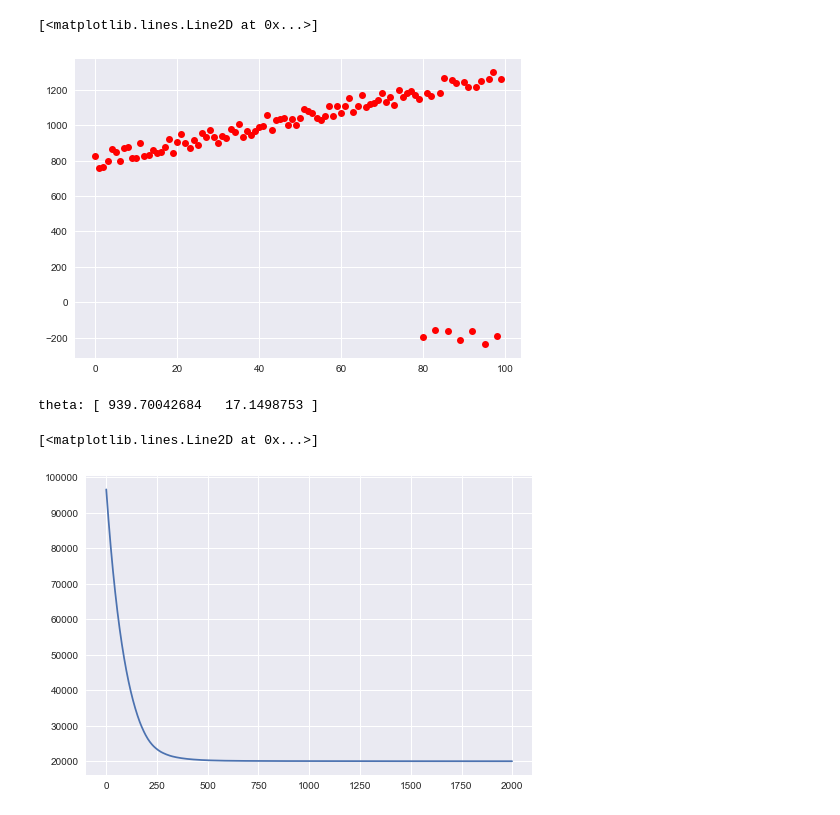
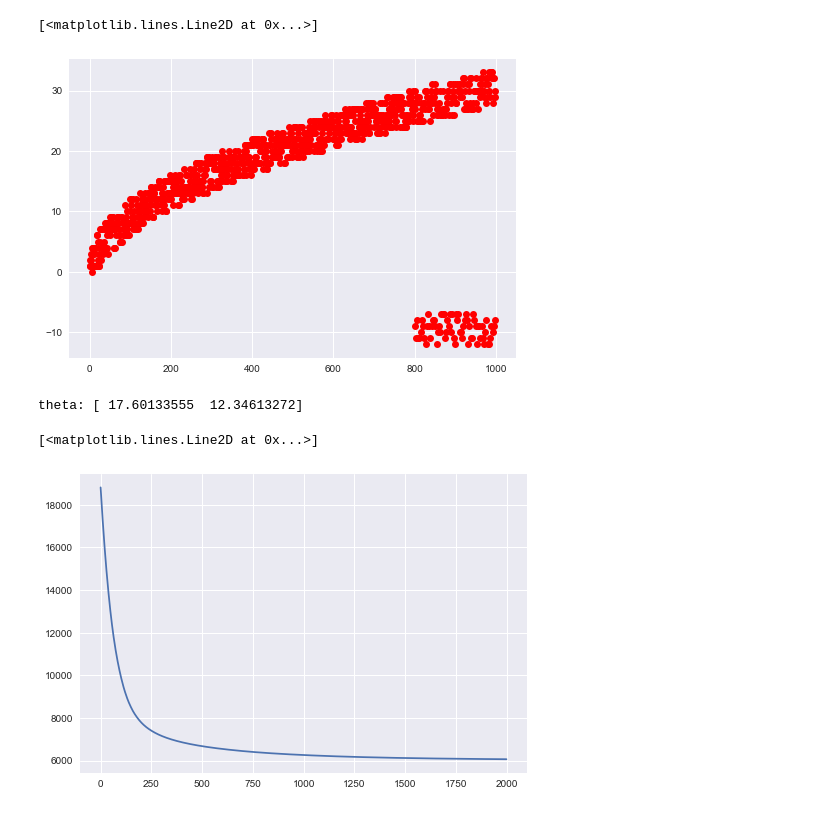
Before and after one commit to 5l1v3r1/Machine-Learning-7, a Jupyter notebook: sample regression/Robust Regression - RANSAC.ipynb, the cells around one changed output. Drawn from its saved outputs; the diff is of its cells as text; code cells hidden in the pictures.

```diff
--- a/sample regression/Robust Regression - RANSAC.ipynb
+++ b/sample regression/Robust Regression - RANSAC.ipynb
@@ -11,24 +11,24 @@ import matplotlib as mpl
 import matplotlib.pyplot as plt
 from scipy.optimize import least_squares
 # %%
-noiseSize = 50
-size = 100
+noiseSize = 3
+size = 1000
 
 sample = np.arange(size*2).reshape( (2, size) )
-sample[1] = 5 * sample[0] + 800
+sample[1] = np.sqrt( sample[0] )
 # sample[1][0] = 0
 
 # add outliers!
 for i in range(size - int(size/5), size, 3):
-    sample[1][i] = -200
+    sample[1][i] = -10
 
 sample[1] = sample[1] + (np.random.rand(1,size) - .5) * noiseSize*2
 sample = sample.T
 
 plt.plot(sample[:,0], sample[:,1], 'ro')
 # %% [output]
 [<matplotlib.lines.Line2D at 0x...>]
-[figure, old version]
+[figure, new version]
 # %%
 data = sample
 n = 2
@@ -55,9 +55,9 @@ y = y.T
 # print(x)
 # %%
 def findRegression(dataX, dataY):
-    autoAlphaSelect = False
+    autoAlphaSelect = True
     iterCount = 2000
-    alpha = 0.01
+    alpha = 10
     theta = np.array(n * [0])
 
     j = []
@@ -79,7 +79,7 @@ def findRegression(dataX, dataY):
             if ( autoAlphaSelect and j[ len(j)-1 ] > j[ len(j)-2 ]):
                 complete = False
                 alpha = alpha / 10
-                print('alpha:', alpha)
+#                 print('alpha:', alpha)
                 theta = np.array(n * [0])
                 j.clear()
                 break
@@ -89,9 +89,9 @@ theta, j = findRegression(x, y)
 print('theta:', theta )
 plt.plot(j)
 # %% [output]
-theta: [ 939.70042684   17.1498753 ]
+theta: [ 17.60133555  12.34613272]
 [<matplotlib.lines.Line2D at 0x...>]
-[figure, old version]
+[figure, new version]
 # %%
 def scale(a, scaleInfo):
     result = [1]
```
Also changed, not shown: parts of 5 cells of this notebook.
